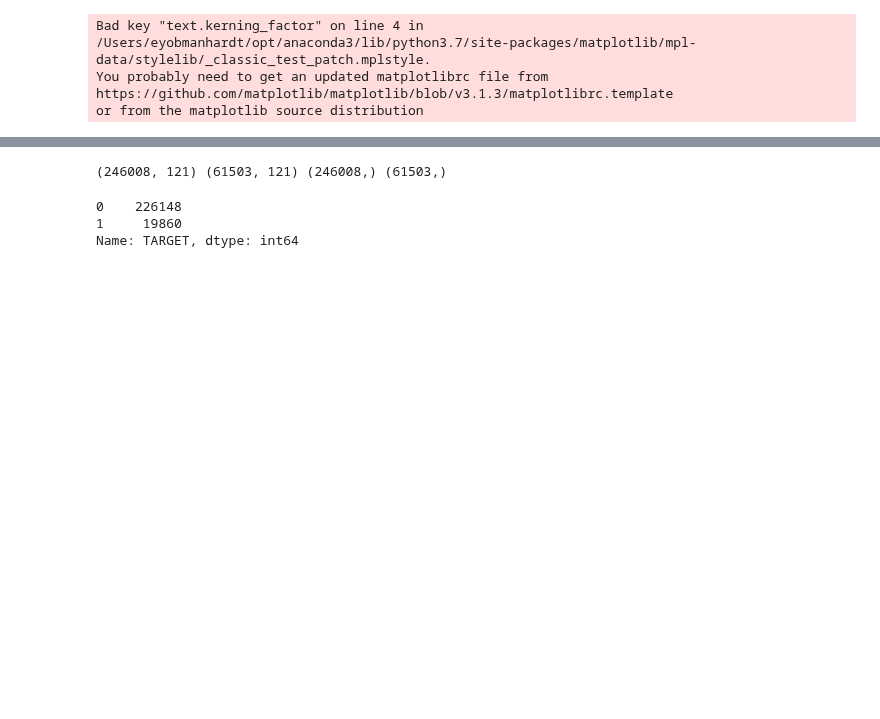
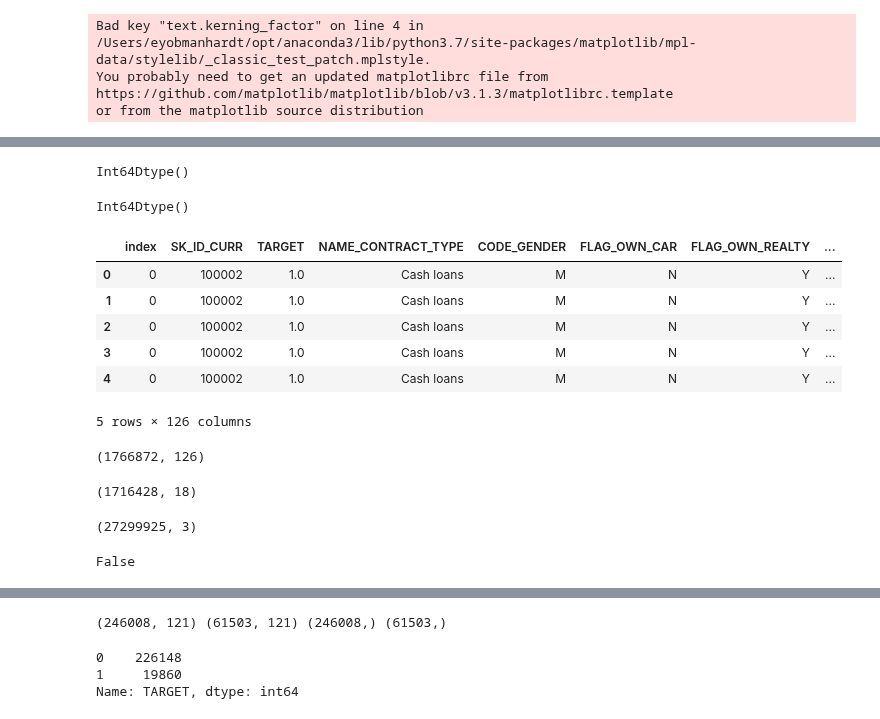
Before and after one commit to DSEI21000-S21/project-home-credit, a Jupyter notebook: experiments/eyob/playground2_baseline.ipynb, the cells around one changed output, grey strips where cells are left out. Cells and saved outputs as stored; diff of their text form; code cells hidden in the pictures; blank space fills up the shorter version.

```diff
--- a/experiments/eyob/playground2_baseline.ipynb
+++ b/experiments/eyob/playground2_baseline.ipynb
@@ -11,0 +187,3 @@ or from the matplotlib source distribution
+# %%
+bb.reset_index(inplace=True)
+bb.head()
@@ -11,0 +197,3 @@ or from the matplotlib source distribution
+# %%
+bb['SK_ID_CURR'] = bb['SK_ID_CURR'].astype('Int64')
+bb.head()
@@ -11,0 +207,30 @@ or from the matplotlib source distribution
+# %%
+train_test['SK_ID_CURR'] = train_test['SK_ID_CURR'].astype('Int64')
+# %%
+bb['SK_ID_CURR'].dtype
+# %% [output]
+Int64Dtype()
+# %%
+train_test['SK_ID_CURR'].dtype
+# %% [output]
+Int64Dtype()
+# %%
+train_test_bb = train_test.merge(bb, how='left', on='SK_ID_CURR')
+# %%
+train_test_bb.head()
+# %% [output]
+|  | index | SK_ID_CURR | TARGET | NAME_CONTRACT_TYPE | CODE_GENDER | FLAG_OWN_CAR | FLAG_OWN_REALTY | ... |
+| 0 | 0 | 100002 | 1.0 | Cash loans | M | N | Y | ... |
+| 1 | 0 | 100002 | 1.0 | Cash loans | M | N | Y | ... |
+| 2 | 0 | 100002 | 1.0 | Cash loans | M | N | Y | ... |
+| 3 | 0 | 100002 | 1.0 | Cash loans | M | N | Y | ... |
+| 4 | 0 | 100002 | 1.0 | Cash loans | M | N | Y | ... |
+5 rows × 126 columns
+# %%
+train_test_bb.shape
+# %% [output]
+(1766872, 126)
+# %%
+bureau.shape
+# %% [output]
+(1716428, 18)
@@ -11,0 +254,8 @@ or from the matplotlib source distribution
+# %%
+bureau_balance.shape
+# %% [output]
+(27299925, 3)
+# %%
+356255 > 1766872
+# %% [output]
+False
```
Also changed, not shown: parts of 31 cells of this notebook, 1 other file.
